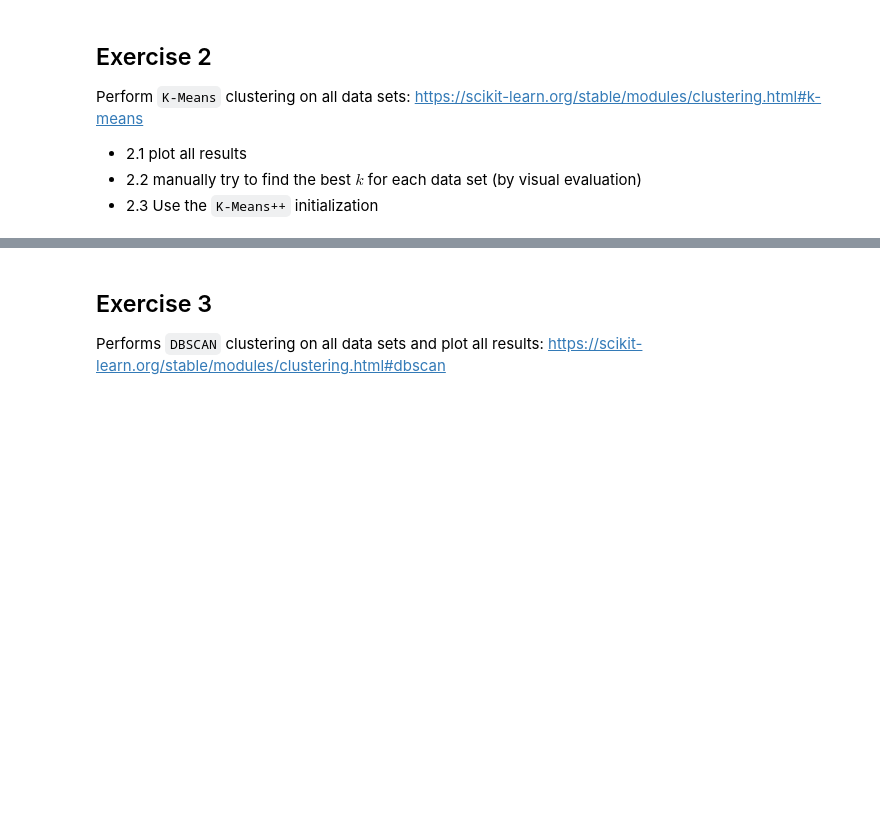
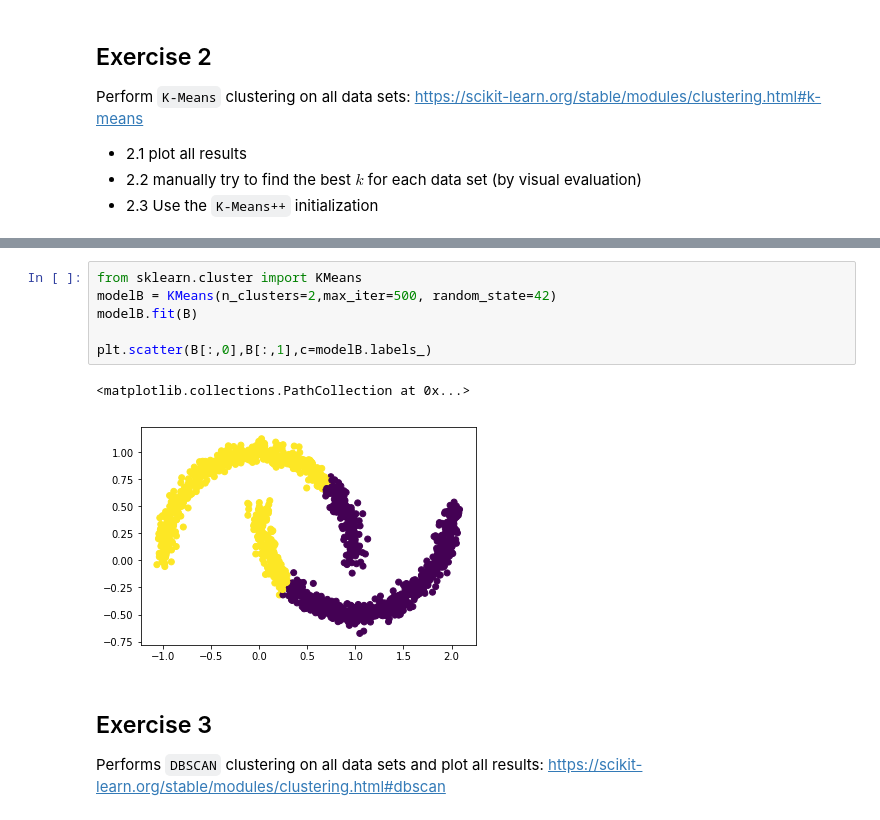
Before and after one commit to keuperj/MLSummerSchool20, a Jupyter notebook: Lab/Exercise_Clustering.ipynb, the cells around one changed output, grey strips where cells are left out. Saved outputs shown, nothing was run; the diff lists cells and outputs as text; blank space fills up the shorter version.

````diff
--- a/Lab/Exercise_Clustering.ipynb
+++ b/Lab/Exercise_Clustering.ipynb
@@ -45,3 +67,12 @@
+# %%
+from sklearn.cluster import KMeans
+modelB = KMeans(n_clusters=2,max_iter=500, random_state=42)
+modelB.fit(B)
+
+plt.scatter(B[:,0],B[:,1],c=modelB.labels_)
+# %% [output]
+<matplotlib.collections.PathCollection at 0x...>
+[figure, added]
 # %% [markdown]
 ## Exercise 3
 Performs ```DBSCAN``` clustering on all data sets and plot all results: https://scikit-learn.org/stable/modules/clustering.html#dbscan
````
Also changed, not shown: parts of 4 cells of this notebook, 9 other files.
